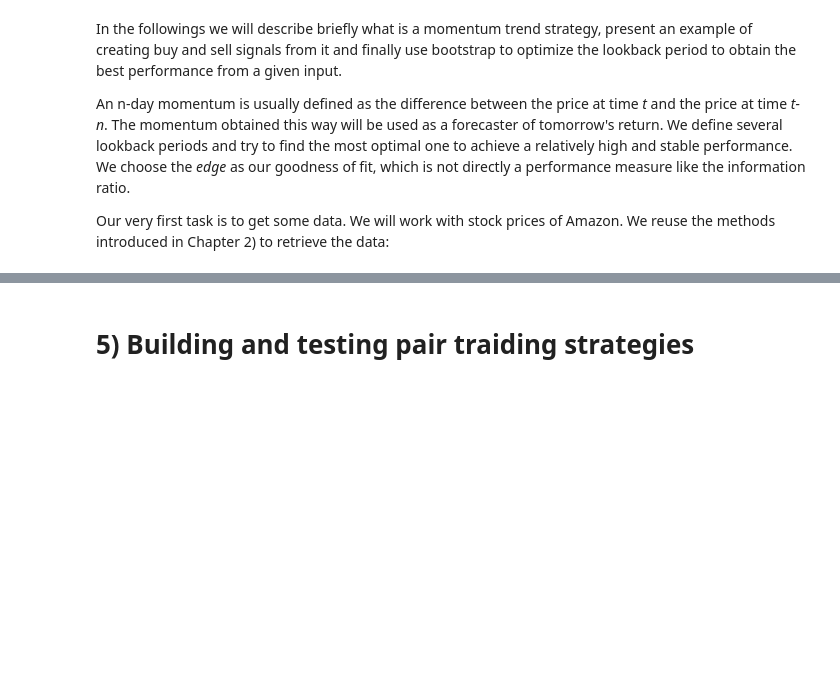
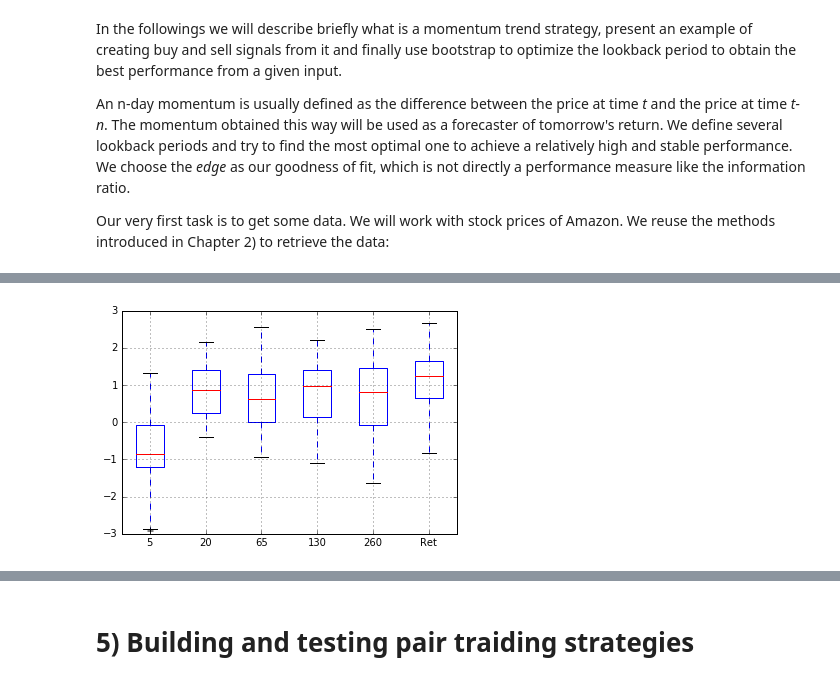
Before and after one commit to diveki/Strategies, a Jupyter notebook: trading_strategies.ipynb, the cells around one changed output, grey strips where cells are left out. Drawn from its saved outputs; the diff is of its cells as text; code cells hidden in the pictures; blank space fills up the shorter version.

```diff
--- a/trading_strategies.ipynb
+++ b/trading_strategies.ipynb
@@ -435,0 +503,15 @@ dtype: float64
+# %%
+# calculate the unit positions for the out of sample data (starting from 2013)
+pos_test = calculate_positions_momentum(train['2013':].dropna(), lookback)
+# shift the positions by one day to calculate pnl
+pos_test = pos_test.shift(1).dropna()
+# calculate out of sample daily pnl
+pnl_test = calculate_pnl(pos_test, stock['Ret'])
+# add the buy and hold strategy daily returns
+pnl_test=pd.concat([pnl_test, stock[['Ret']]], axis=1).dropna()
+# calculate a one year information ratio on a daily rolling basis
+irs=pd.rolling_apply(pnl_test, 260, information_ratio)
+# boxplot of the information ratios
+ll=irs.boxplot(return_type='dict')
+# %% [output]
+[figure, added]
```
Also changed, not shown: parts of 24 cells of this notebook.
